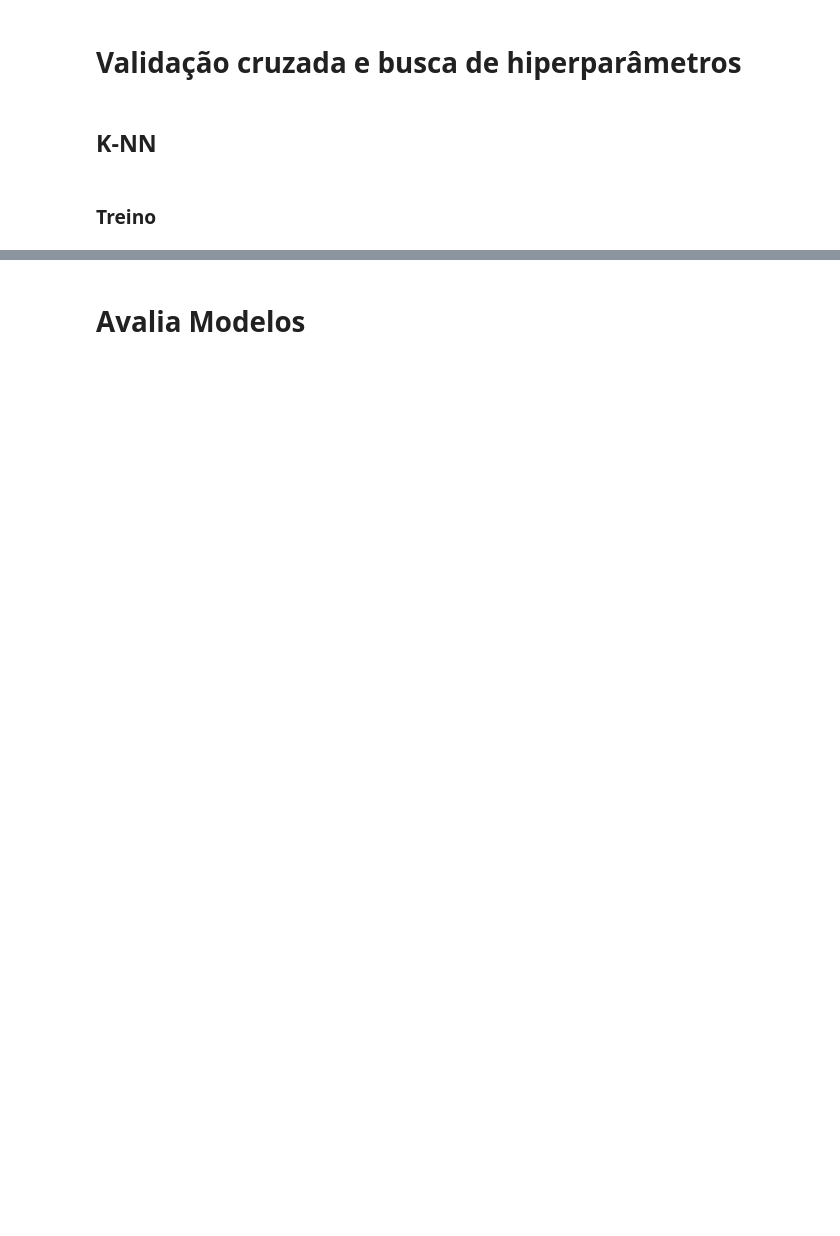
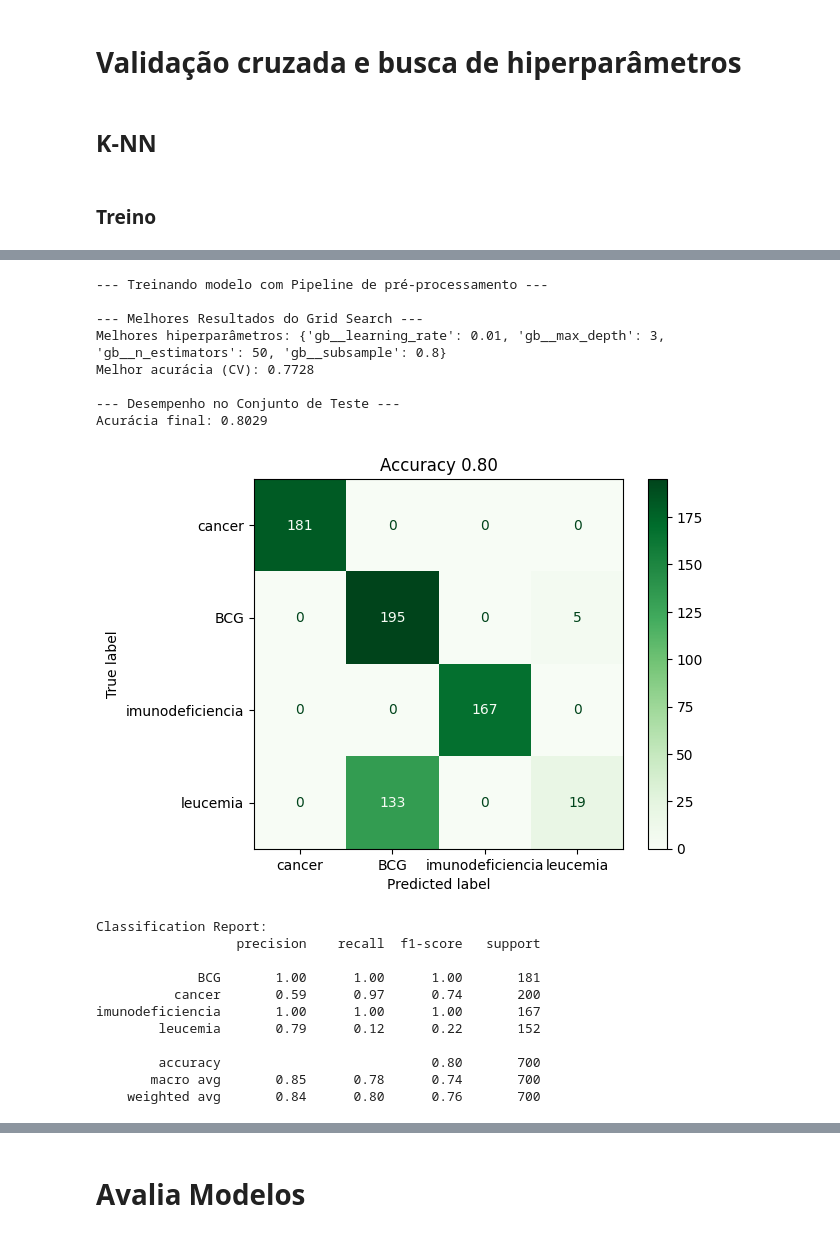
Before and after one commit to Laboratorio-de-Analise-de-Dados/disciplina_python_ml, a Jupyter notebook: dev/script/aulas_teoricas/07-aula-09-03-treinamento_classif_2026-07-28.ipynb, the cells around one changed output, grey strips where cells are left out. Saved outputs shown, nothing was run; the diff lists cells and outputs as text; code cells hidden in the pictures; blank space fills up the shorter version.

```diff
--- a/dev/script/aulas_teoricas/07-aula-09-03-treinamento_classif_2026-07-28.ipynb
+++ b/dev/script/aulas_teoricas/07-aula-09-03-treinamento_classif_2026-07-28.ipynb
@@ -157,0 +158,23 @@ Relatório de Classificação:
+# %%
+classificador.classify(modelo='gbm')
+# %% [output]
+--- Treinando modelo com Pipeline de pré-processamento ---
+
+--- Melhores Resultados do Grid Search ---
+Melhores hiperparâmetros: {'gb__learning_rate': 0.01, 'gb__max_depth': 3, 'gb__n_estimators': 50, 'gb__subsample': 0.8}
+Melhor acurácia (CV): 0.7728
+
+--- Desempenho no Conjunto de Teste ---
+Acurácia final: 0.8029
+[figure, added]
+Classification Report:
+                  precision    recall  f1-score   support
+
+             BCG       1.00      1.00      1.00       181
+          cancer       0.59      0.97      0.74       200
+imunodeficiencia       1.00      1.00      1.00       167
+        leucemia       0.79      0.12      0.22       152
+
+        accuracy                           0.80       700
+       macro avg       0.85      0.78      0.74       700
+    weighted avg       0.84      0.80      0.76       700
```
Also changed, not shown: parts of 15 cells of this notebook, 2 other files.
